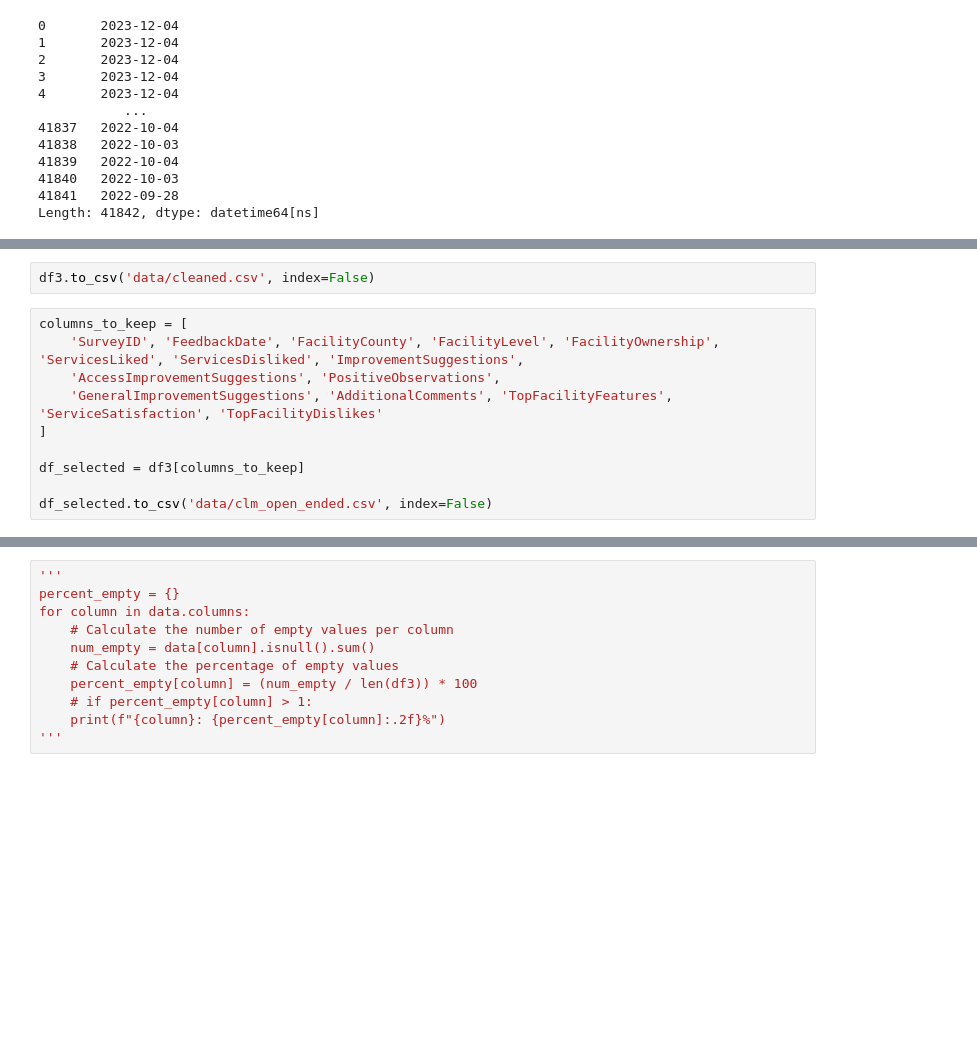
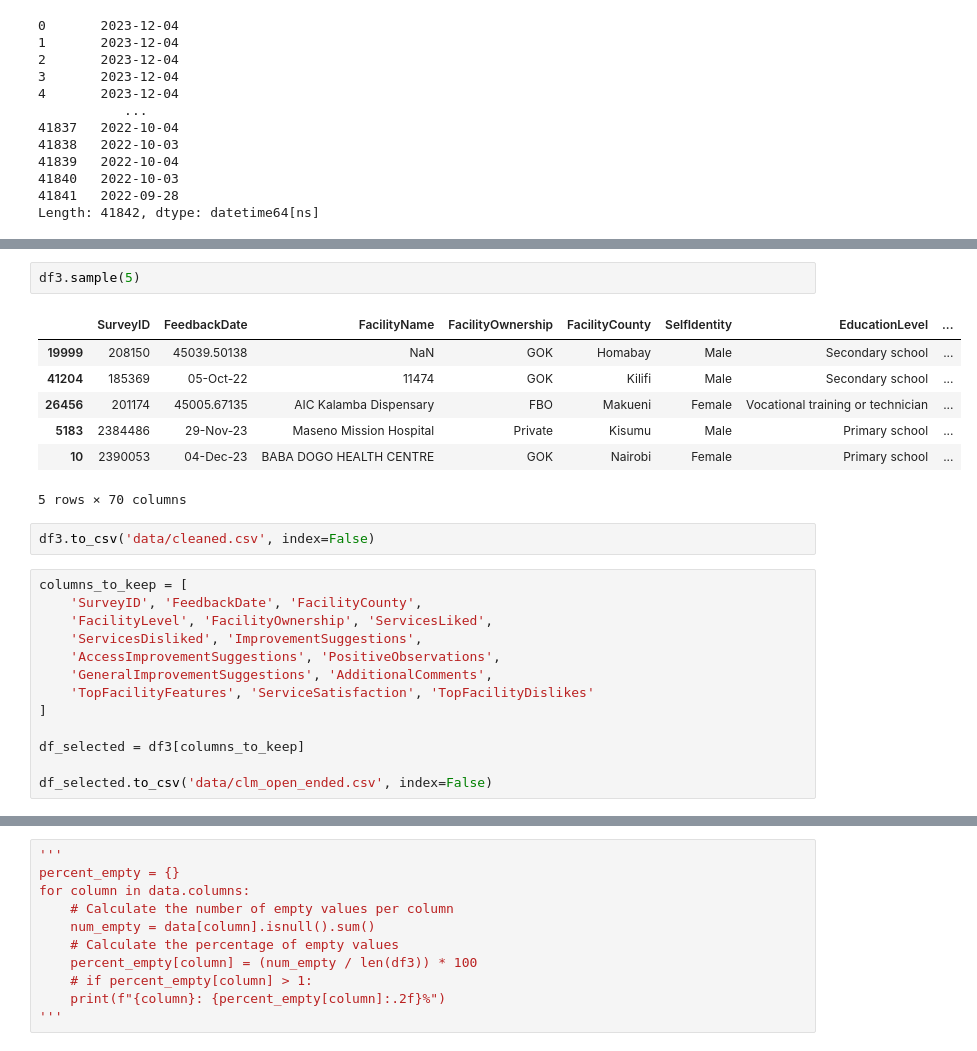
Before and after one commit to ogambamaria/clm_app, a Jupyter notebook: clm_app.ipynb, the cells around one changed output, grey strips where cells are left out. Drawn from its saved outputs; the diff is of its cells as text; blank space fills up the shorter version.

```diff
--- a/clm_app.ipynb
+++ b/clm_app.ipynb
@@ -330,10 +356,23 @@ Length: 41842, dtype: datetime64[ns]
+# %%
+df3.sample(5)
+# %% [output]
+|  | SurveyID | FeedbackDate | FacilityName | FacilityOwnership | FacilityCounty | SelfIdentity | EducationLevel | ... |
+| 19999 | 208150 | 45039.50138 | NaN | GOK | Homabay | Male | Secondary school | ... |
+| 41204 | 185369 | 05-Oct-22 | 11474 | GOK | Kilifi | Male | Secondary school | ... |
+| 26456 | 201174 | 45005.67135 | AIC Kalamba Dispensary | FBO | Makueni | Female | Vocational training or technician | ... |
+| 5183 | 2384486 | 29-Nov-23 | Maseno Mission Hospital | Private | Kisumu | Male | Primary school | ... |
+| 10 | 2390053 | 04-Dec-23 | BABA DOGO HEALTH CENTRE | GOK | Nairobi | Female | Primary school | ... |
+5 rows × 70 columns
 # %%
 df3.to_csv('data/cleaned.csv', index=False)
 # %%
 columns_to_keep = [
-    'SurveyID', 'FeedbackDate', 'FacilityCounty', 'FacilityLevel', 'FacilityOwnership', 'ServicesLiked', 'ServicesDisliked', 'ImprovementSuggestions',
+    'SurveyID', 'FeedbackDate', 'FacilityCounty',
+    'FacilityLevel', 'FacilityOwnership', 'ServicesLiked',
+    'ServicesDisliked', 'ImprovementSuggestions',
     'AccessImprovementSuggestions', 'PositiveObservations',
-    'GeneralImprovementSuggestions', 'AdditionalComments', 'TopFacilityFeatures', 'ServiceSatisfaction', 'TopFacilityDislikes'
+    'GeneralImprovementSuggestions', 'AdditionalComments',
+    'TopFacilityFeatures', 'ServiceSatisfaction', 'TopFacilityDislikes'
 ]
 
 df_selected = df3[columns_to_keep]
```
Also changed, not shown: parts of 22 cells of this notebook, 2 other files.
